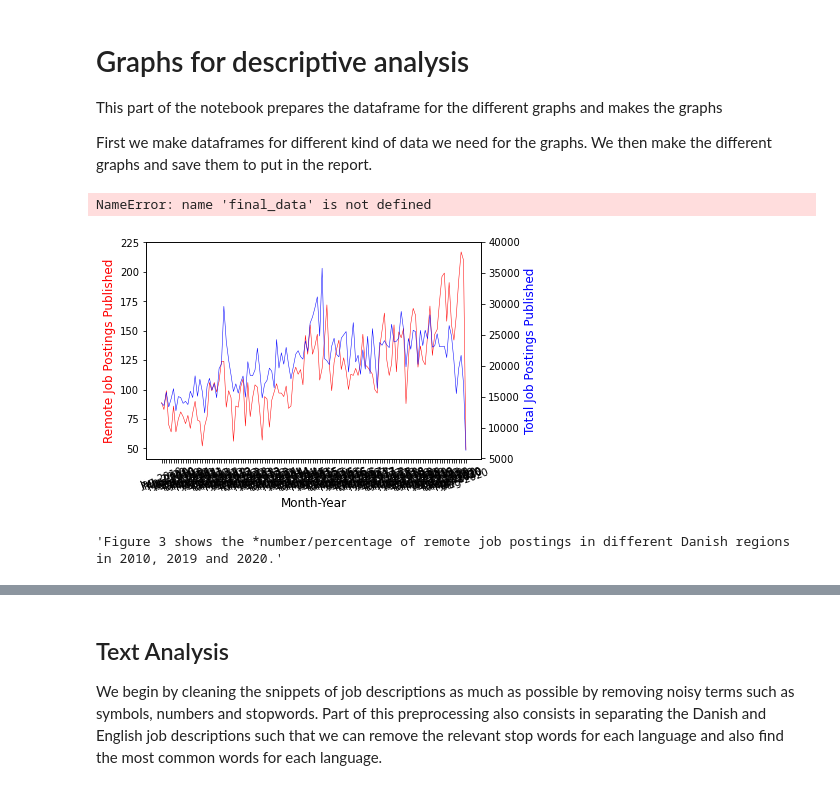
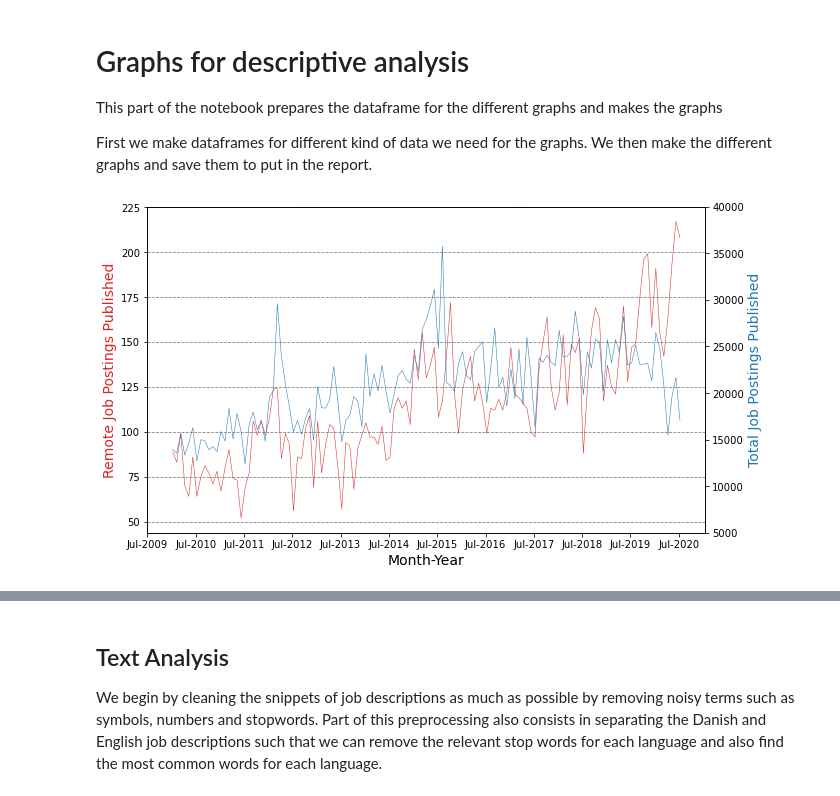
Before and after one commit to lisbethwaagstein/Modules, a Jupyter notebook: Scraping-jobindex - final - Kopi.ipynb, the cells around one changed output, grey strips where cells are left out. Saved outputs shown, nothing was run; the diff lists cells and outputs as text; code cells hidden in the pictures.

```diff
--- a/Scraping-jobindex - final - Kopi.ipynb
+++ b/Scraping-jobindex - final - Kopi.ipynb
@@ -23,14 +23,9 @@ http = urllib3.PoolManager()
 import matplotlib.pyplot as plt
 import seaborn as sns
 %matplotlib inline
-import requests
-from bs4 import BeautifulSoup
-import numpy as np
-import re
 import langdetect
-import pandas as pd
 import nltk
-from langdetect import detect#pip install langdetect
+from langdetect import detect #pip install langdetect
 
 #Make log
 import scraping_class
@@ -43,7 +38,7 @@ today = date.today().strftime("%Y%m%d") # to get format 20080101
 start = '20100101'
 
 #Define path to folder
-path= (r'C:\Users\lisbe\OneDrive\11. Semester\Social Data Science\Modules')
+path = (r'C:\Users\miche\Dropbox\KU Introduction to Social Data Science\Modules')
 # %% [markdown]
 ### Web-scraping job postings from Jobindex
 ##### Geographical region and job category
@@ -176,7 +169,7 @@ for area in areas:
                     jobs.append(job)
     df = pd.DataFrame(jobs)
     df.columns = ['Job Title','Company','Publication Date','Remote word','Geographical Area','Job Category','Job Subcategory', 'Link', 'Description']
-    df.to_pickle(r'C:\Users\miche\Dropbox\KU Introduction to Social Data Science\Modules\Jobs_basic_info_10rest2')
+    df.to_pickle(path+'\Jobs_basic_info_10-20')
     print('Finished area: ',area)
 # %% [output]
 Now requesting url: it/database and sydjylland
@@ -521,63 +532,55 @@ categories.columns = ['Job Category']
 #all unique subcategories
 subcategories = pd.DataFrame(np.unique(final_data['Job Subcategory']))
 subcategories.columns = ['Job Subcategory']
+
+#Translate job categories
+final_data['Job Category'] = final_data['Job Category'].replace(['it','ingenioer','ledelse','handel','industri','salg','undervisning','kontor','social','oevrige'],['Information Technology','Engineering and technology','Management and staff','Trade and service','Industry and craft','Sales and communication','Teaching','Office and finance','Social and health','Other positions'])
-# %% [output]
-NameError: name 'final_data' is not defined
 # %%
 '''#Figure 1a shows the actual number of remote job postings on Jobindex at a given point in time in the period 2015-2020.
 The bars are further split into job categories (industries).'''
+import matplotlib.pyplot as plt
+import matplotlib.ticker
 
-#Count the number of remote job postings per month-year
+#Count the number of remote job postings per month-year with groupby
 total_remote_date = pd.DataFrame(final_data.groupby('Month-Year')['Remote'].sum()).reset_index()
 total_remote_date.columns = ['Month-Year','Remote Postings Published']
 
-#Read all job postings in the period
+#Total number of job postings in the period
 total_date = pd.read_pickle(path+'\Total_jobs_daily10-20.pkl')
 total_date['Month-Year'] = pd.to_datetime(total_date['Date'], format='%Y%m%d').dt.to_period('M')
 total_date['Month-Year'] = total_date['Month-Year'].dt.strftime('%b-%Y')
 total_date = pd.DataFrame(total_date.groupby('Month-Year')['Postings Published'].sum()).reset_index()
 
 #Merge all together
-remote_date = pd.merge(months, total_remote_date, on='Month-Year', how='left')
-remote_date = pd.merge(remote_date, total_date, on='Month-Year', how='left')
+fig1a = pd.merge(months, total_remote_date, on='Month-Year', how='left')
+fig1a = pd.merge(fig1a, total_date, on='Month-Year', how='left')
 #remote_date.to_pickle(path+'xxx') #save the dataframe
 
 #FIGURE 1a
-# create figure and axis objects with subplots()
-fig,ax = plt.subplots()
-# make a plot
-ax.plot(remote_date['Month-Year'],remote_date['Remote Postings Published'], color="red", linewidth=0.5)
+fig,ax = plt.subplots(figsize=(10,6))
+colors = ['tab:blue', 'tab:orange', 'tab:green', 'tab:red', 'tab:purple', 'tab:brown', 'tab:pink', 'tab:gray', 'tab:olive', 'tab:cyan']
+ax.plot(fig1a['Month-Year'],fig1a['Remote Postings Published'], color=colors[3], linewidth=0.5)
 # set x-axis label
-ax.set_xlabel("Month-Year",fontsize=12)
-start, stop = ax.get_xlim()
-plt.xticks(np.arange(start, stop+1), rotation=20)
-#ax.set_xticks(np.arange(start, stop +1, 20))
+ax.set_xlabel("Month-Year",fontsize=14)
 
 # set y-axis label
-ax.set_ylabel("Remote Job Postings Published",color="red",fontsize=12)
+ax.set_ylabel("Remote Job Postings Published",color=colors[3],fontsize=14)
 ax.set_yticks(np.arange(50, 225+1, 25))
 
 # twin object for two different y-axis on the sample plot
 ax2=ax.twinx()
 # make a plot with different y-axis using second axis object
-ax2.plot(remote_date['Month-Year'],remote_date['Postings Published'],color="blue", linewidth=0.5)
-ax2.set_ylabel("Total Job Postings Published",color="blue",fontsize=12)
+ax2.plot(fig1a['Month-Year'],fig1a['Postings Published'],color=colors[0], linewidth=0.5)
+ax2.set_ylabel("Total Job Postings Published",color=colors[0],fontsize=14)
+#ticks
 ax2.set_yticks(np.arange(5000, 40000+1, 5000))
+start, stop = ax.get_xlim()
+plt.xticks(np.arange(start, stop+1, 12), rotation=30)
+#grid
+ax.set_axisbelow(True)
+ax.yaxis.grid(color='gray', linestyle='dashed')
+
 plt.show()
+fig.savefig('fig1a.png')
 # %% [output]
-[figure, old version]
+[figure, new version]
-# %%
-'''#Figure 1b shows the percentage of remote job postings relative to the total number of job postings on Jobindex
-at a given point in time in the period 2015-2020. The bars are further split into job categories (industries).'''
-
-
-
-'''Figure 2 shows the trend in the total number of remote job postings in the different job categories.'''
-#Count the number of remote job postings per area
-#total_remote_area = final_data.groupby(['Date','Geographical Area'])['Remote'].sum()
-
-
-
-'''Table 1 shows the number of remote job postings in the top-10 and bottom-10 job subcategories in the years 2009 and 2020.'''
-# %% [output]
-'Figure 3 shows the *number/percentage of remote job postings in different Danish regions in 2010, 2019 and 2020.'
```
Also changed, not shown: parts of 11 cells of this notebook, 3 other files.
